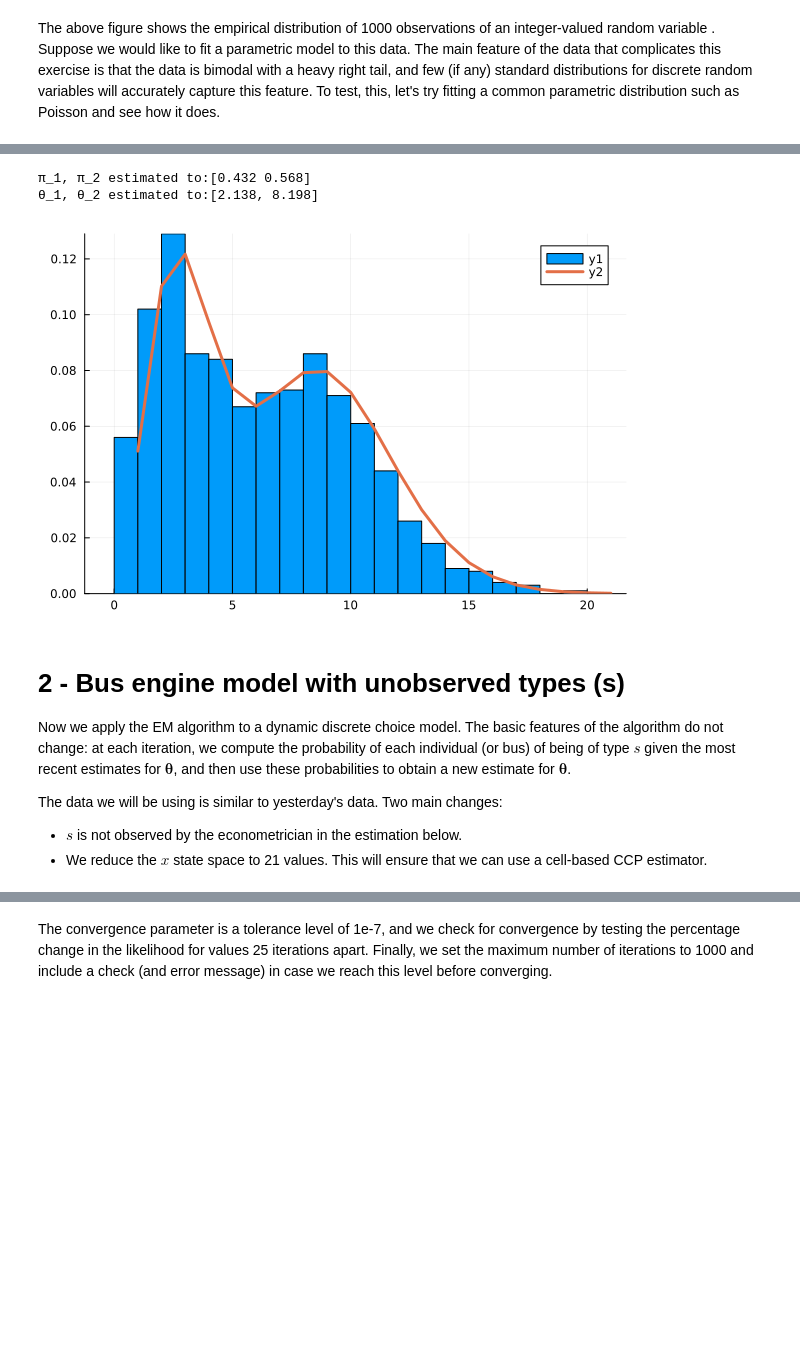
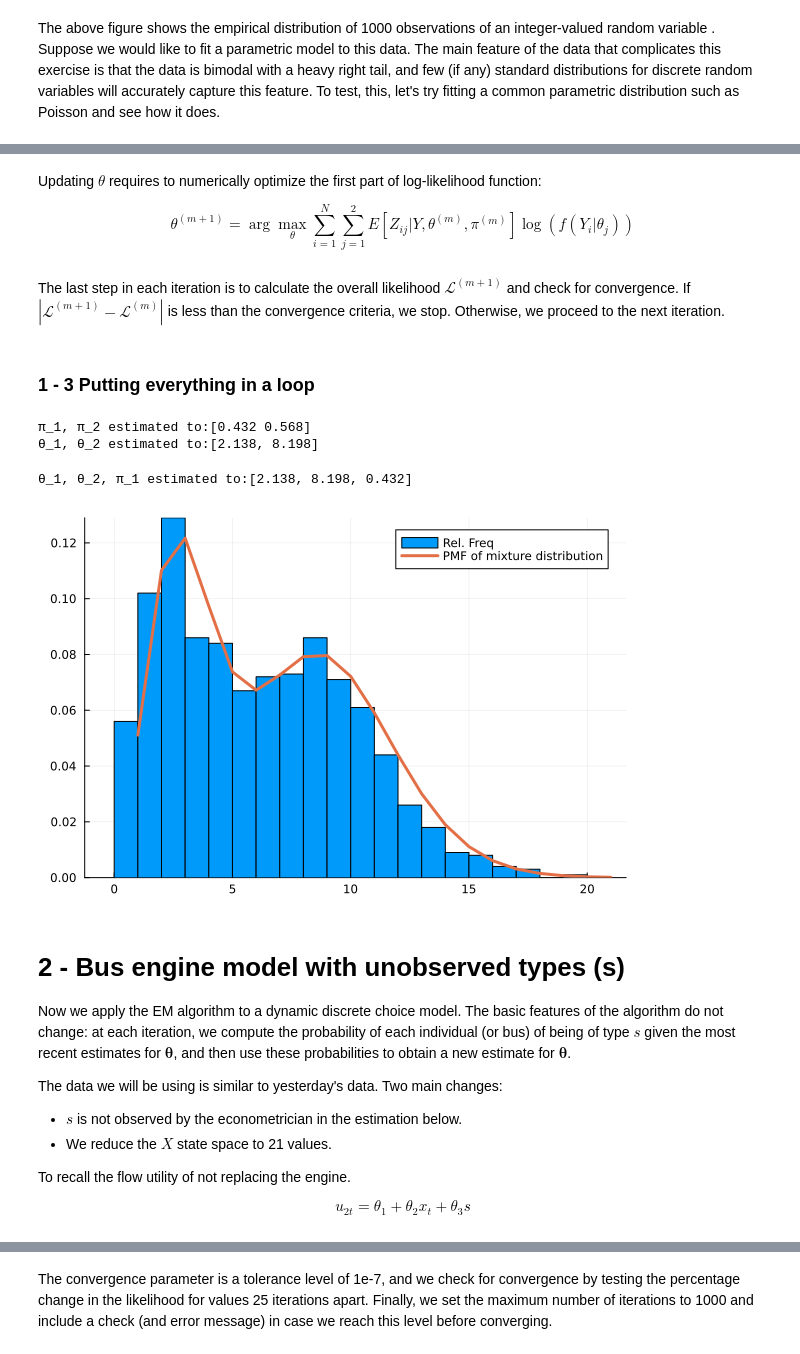
Before and after one commit to gaston-mullin/gaston-mullin.github.io, a Jupyter notebook: files/Day2 - UnobservedHeterogeneity.ipynb, the cells around one changed output, grey strips where cells are left out. Cells and saved outputs as stored; diff of their text form; code cells hidden in the pictures; blank space fills up the shorter version.

```diff
--- a/files/Day2 - UnobservedHeterogeneity.ipynb
+++ b/files/Day2 - UnobservedHeterogeneity.ipynb
@@ -62,13 +99,36 @@ tolerance=1e-6;
+# %% [markdown]
+Updating $\theta$ requires to numerically optimize the first part of log-likelihood function:
+
+$$\theta^{(m+1)} = \arg \max_{\theta} \sum_{i=1}^N \sum_{j=1}^2 E[Z_{ij} | Y, \theta^{(m)}, \pi^{(m)}] \log(f(Y_i | \theta_j))$$
+# %% [markdown]
+The last step in each iteration is to calculate the overall likelihood $\mathcal{L}^{(m+1)}$  and check for convergence. If $|\mathcal{L}^{(m+1)}  - \mathcal{L}^{(m)}|$ is less than the convergence criteria, we stop. Otherwise, we proceed to the next iteration.
+# %% [markdown]
+### 1 - 3 Putting everything in a loop
 # %%
-    while normdiff>tolerance && iter<=maxiter
+# Resetting the initial values for optimization
+
+# Step 1 (a): initial values for theta and lambda
+theta_0=[1.0,2.0];
+pi_0=[0.5,0.5];
+
+# Step 1 (b): specify convergence criteria
+iter=1;
+maxiter=1000;
+lik0=10.0;
+normdiff=10.0;
+tolerance=1e-6;
+
+# Putting everything in a loop
+
+while normdiff>tolerance && iter<=maxiter
         EZ = [(pi_0[j]*pdf(Poisson(theta_0[j]),Y[i]))/(sum(pi_0[k]*pdf(Poisson(theta_0[k]),Y[i]) for k∈eachindex(pi_0))) for i ∈ eachindex(Y), j ∈ eachindex(pi_0)];
-        theta_fun(theta_0) = -sum(EZ[i,j]*log(pdf(Poisson(theta_0[j]),Y[i])) for i ∈ eachindex(Y), j ∈ eachindex(pi_0))
         pi_0=mean(EZ,dims=1);
+        theta_fun(theta_0) = -sum(EZ[i,j]*log(pdf(Poisson(theta_0[j]),Y[i])) for i ∈ eachindex(Y), j ∈ eachindex(pi_0));
         b=optimize(theta_fun,theta_0);
         # Calculate likelihood and update for next iteration:
         theta_0=b.minimizer;
         lik1 = -theta_fun(theta_0) + sum(log(pi_0[j])*EZ[i,j] for i∈eachindex(Y), j∈eachindex(pi_0));
-        likdiff=abs(lik1-lik0);
+        normdiff=abs(lik1-lik0);
         lik0=lik1;
         iter=iter+1;
     end
@@ -78,11 +138,29 @@ println(string("θ_1, θ_2 estimated to:",round.(theta_0,digits=3)))
 # %% [output]
 π_1, π_2 estimated to:[0.432 0.568]
 θ_1, θ_2 estimated to:[2.138, 8.198]
+# %%
+# Maximizing the whole likelihood at once
+
+using OptimizationOptimJL
+#using Pkg
+#Pkg.add("OptimizationOptimJL")
+
+whole_lik(params,data) = -sum(log.(params[3].*pdf.(Poisson(params[1]),data) + (1-params[3]).*pdf.(Poisson(params[2]),data)));
+
+p0 =  [1,2,0.5]
+
+optf = OptimizationFunction(whole_lik, Optimization.AutoForwardDiff())
+prob = OptimizationProblem(optf,p0,Y, lb = [0,0,0], ub = [Inf,Inf,1])
+sol = solve(prob, NelderMead());
+
+println(string("θ_1, θ_2, π_1 estimated to:",round.(sol.u,digits=3)))
+# %% [output]
+θ_1, θ_2, π_1 estimated to:[2.138, 8.198, 0.432]
 # %%
-histogram(Y,normalize=:pdf, bins=0:20)
-plot!(pdf.(Poisson(theta_0[1]),0:20)*pi_0[1] .+ pdf.(Poisson(theta_0[2]),0:20)*pi_0[2],linewidth=3)
+histogram(Y,normalize=:pdf, bins=0:20,label="Rel. Freq")
+plot!(pdf.(Poisson(theta_0[1]),0:20)*pi_0[1] .+ pdf.(Poisson(theta_0[2]),0:20)*pi_0[2],linewidth=3,label = "PMF of mixture distribution")
 # %% [output]
-[figure, old version]
+[figure, new version]
 # %% [markdown]
 # 2 - Bus engine model with unobserved types (s)
 
@@ -90,7 +168,11 @@ Now we apply the EM algorithm to a dynamic discrete choice model. The basic feat
 
 The data we will be using is similar to yesterday's data. Two main changes:
 - $s$ is not observed by the econometrician in the estimation below.
-- We reduce the $x$ state space to 21 values. This will ensure that we can use a cell-based CCP estimator.
+- We reduce the $X$ state space to 21 values.
+
+To recall the flow utility of not replacing the engine.
+
+$$u_{2t}  =   \theta_1 + \theta_2 x_t + \theta_3 s$$
 # %%
 # Data generation (similar to yesterday's)
 
```
Also changed, not shown: parts of 15 cells of this notebook, 2 other files.
